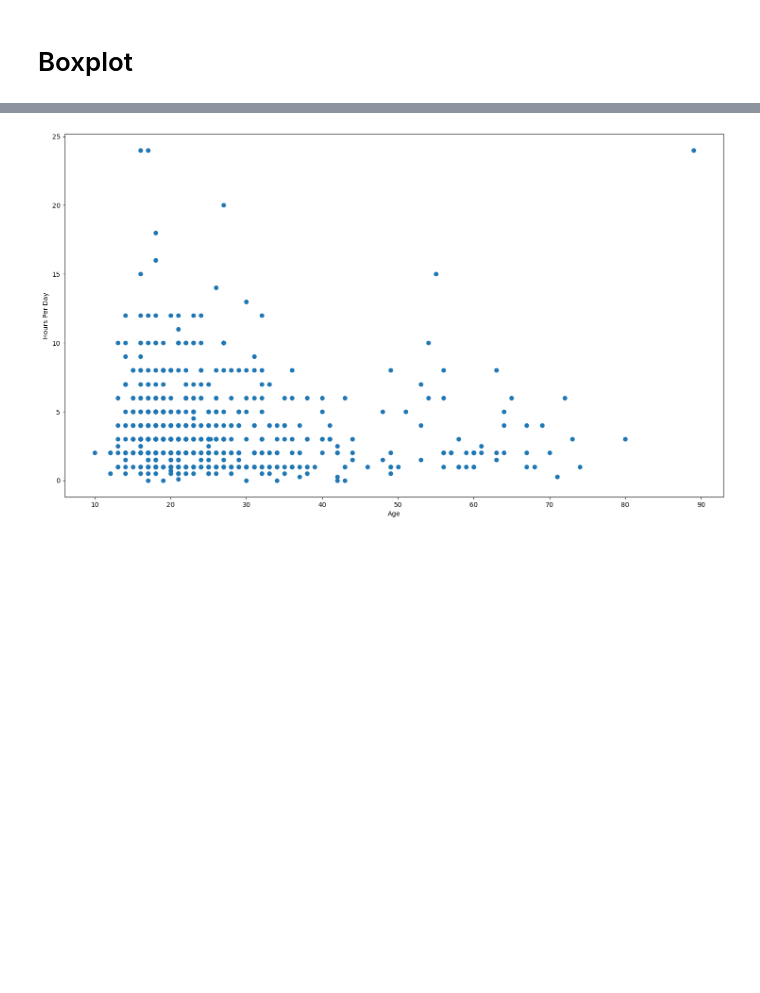
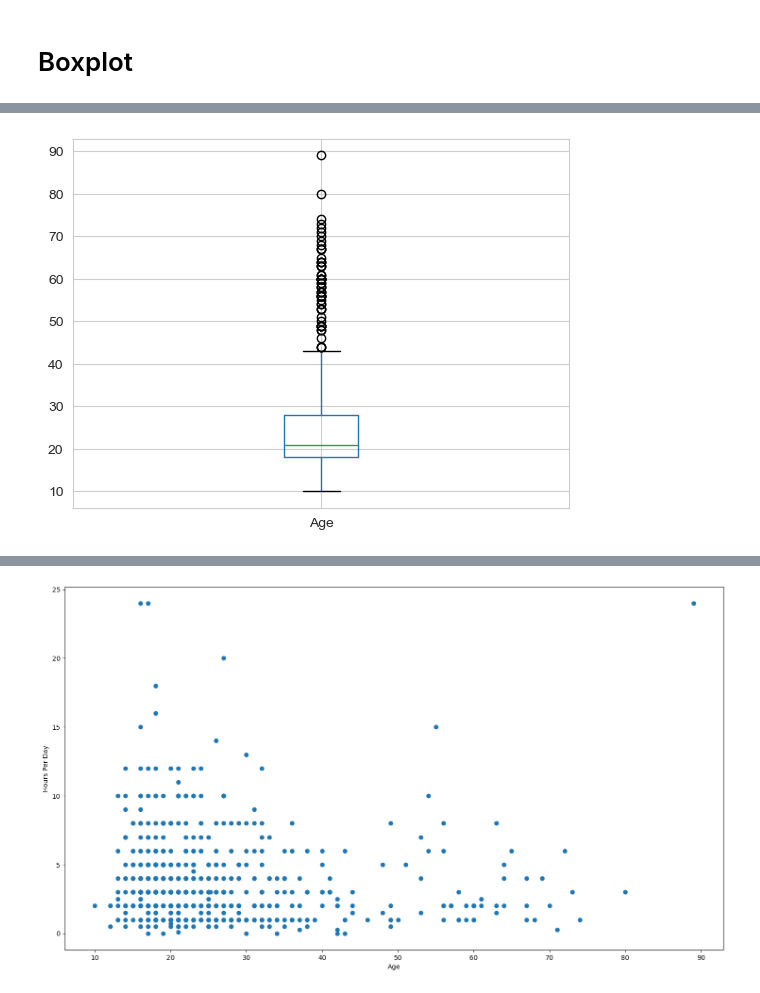
Before and after one commit to FranklinBosire/Music-And-Therapy-Survey, a Jupyter notebook: Music And Therapy Survey.ipynb, the cells around one changed output, grey strips where cells are left out. Drawn from its saved outputs; the diff is of its cells as text; code cells hidden in the pictures; blank space fills up the shorter version.

```diff
--- a/Music And Therapy Survey.ipynb
+++ b/Music And Therapy Survey.ipynb
@@ -448,0 +575,4 @@ sns.boxplot(dat['hoursperday'])
+# %%
+figure=dat.boxplot(column="Age")
+# %% [output]
+[figure, added]
```
Also changed, not shown: parts of 43 cells of this notebook.
